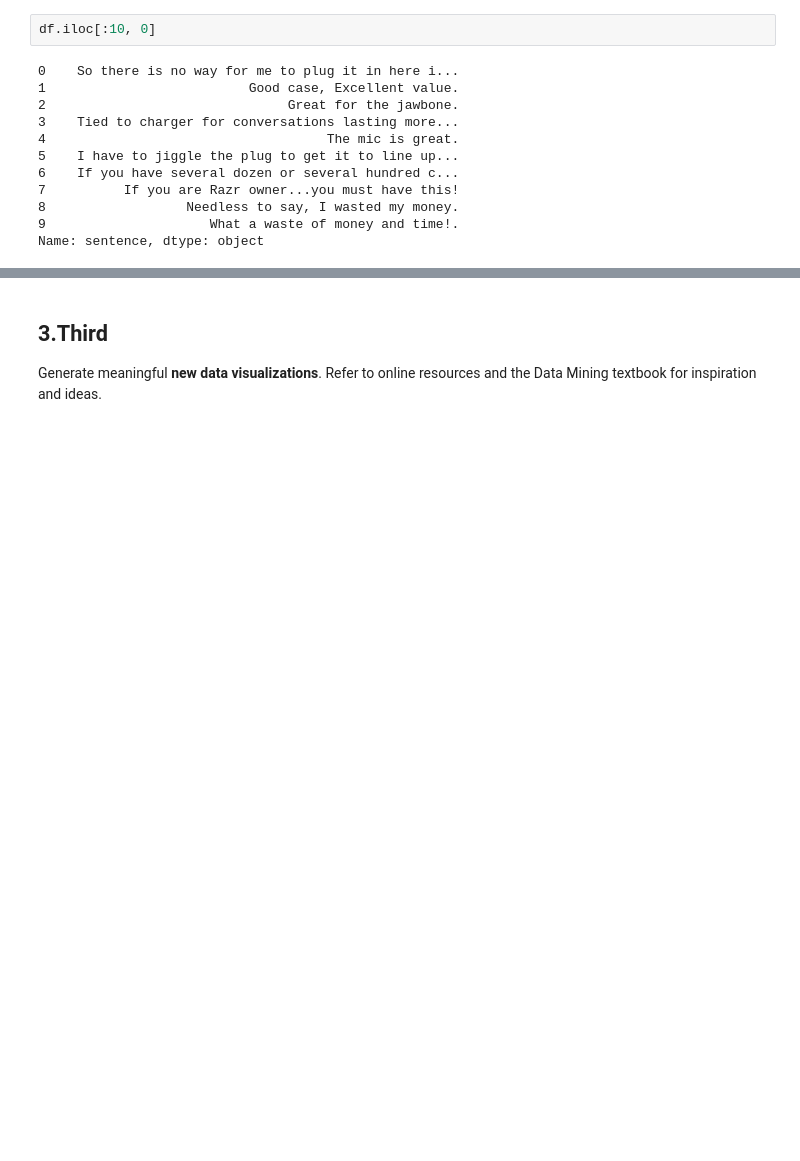
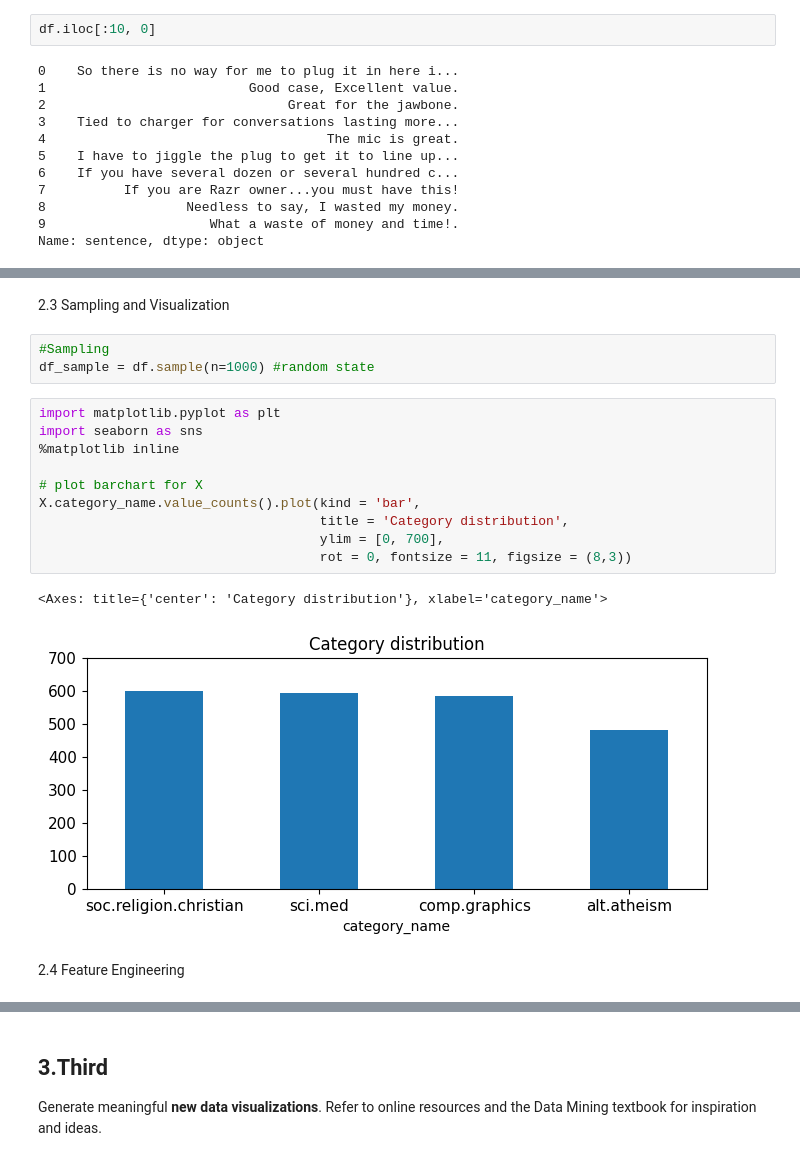
Before and after one commit to Jerry112138503/DM2023-Lab1-Master, a Jupyter notebook: Homework/DM2023-Lab1-Homework.ipynb, the cells around one changed output, grey strips where cells are left out. Cells and saved outputs as stored; diff of their text form; blank space fills up the shorter version.

```diff
--- a/Homework/DM2023-Lab1-Homework.ipynb
+++ b/Homework/DM2023-Lab1-Homework.ipynb
@@ -369,0 +397,20 @@ Name: sentence, dtype: object
+# %% [markdown]
+2.3 Sampling and Visualization
+# %%
+#Sampling
+df_sample = df.sample(n=1000) #random state
+# %%
+import matplotlib.pyplot as plt
+import seaborn as sns
+%matplotlib inline
+
+# plot barchart for X
+X.category_name.value_counts().plot(kind = 'bar',
+                                    title = 'Category distribution',
+                                    ylim = [0, 700],
+                                    rot = 0, fontsize = 11, figsize = (8,3))
+# %% [output]
+<Axes: title={'center': 'Category distribution'}, xlabel='category_name'>
+[figure, added]
+# %% [markdown]
+2.4 Feature Engineering
```
Also changed, not shown: parts of 27 cells of this notebook.
